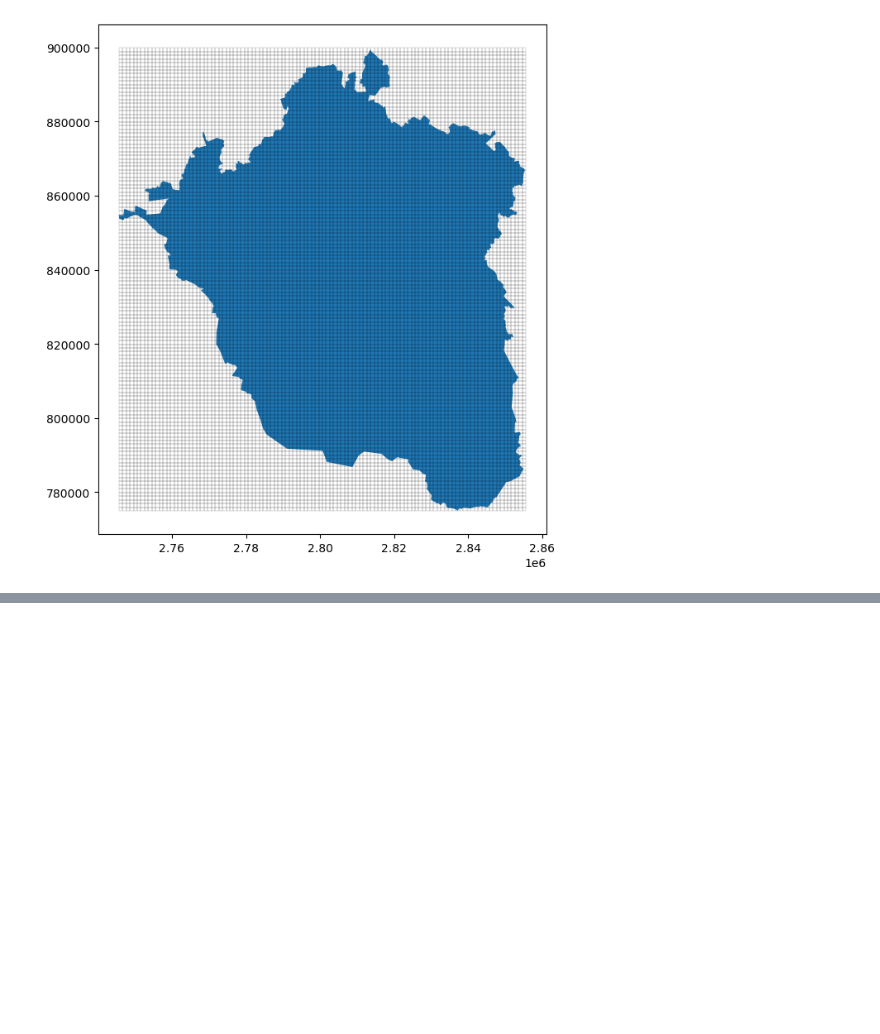
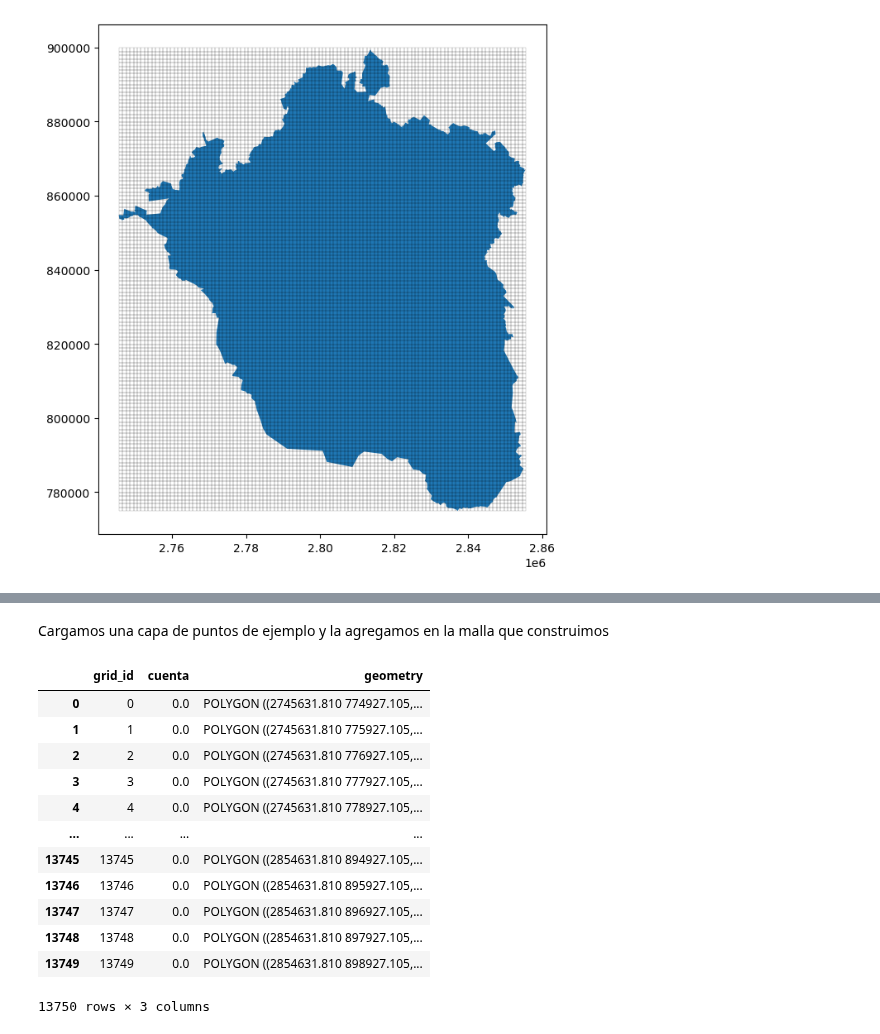
Before and after one commit to CentroGeo/pyLandUseMX, a Jupyter notebook: 01_mallas.ipynb, the cells around one changed output, grey strips where cells are left out. Saved outputs shown, nothing was run; the diff lists cells and outputs as text; code cells hidden in the pictures; blank space fills up the shorter version.

```diff
--- a/01_mallas.ipynb
+++ b/01_mallas.ipynb
@@ -65,0 +92,20 @@ malla.boundary.plot(ax=ax, edgecolor="black", linewidth=0.1)
+# %% [markdown]
+Cargamos una capa de puntos de ejemplo y la agregamos en la malla que construimos
+# %%
+puntos = gpd.read_file("datos/points_sample.zip")
+agregados = puntos_a_malla(malla, puntos)
+agregados
+# %% [output]
+|  | grid_id | cuenta | geometry |
+| 0 | 0 | 0.0 | POLYGON ((2745631.810 774927.105,... |
+| 1 | 1 | 0.0 | POLYGON ((2745631.810 775927.105,... |
+| 2 | 2 | 0.0 | POLYGON ((2745631.810 776927.105,... |
+| 3 | 3 | 0.0 | POLYGON ((2745631.810 777927.105,... |
+| 4 | 4 | 0.0 | POLYGON ((2745631.810 778927.105,... |
+| ... | ... | ... | ... |
+| 13745 | 13745 | 0.0 | POLYGON ((2854631.810 894927.105,... |
+| 13746 | 13746 | 0.0 | POLYGON ((2854631.810 895927.105,... |
+| 13747 | 13747 | 0.0 | POLYGON ((2854631.810 896927.105,... |
+| 13748 | 13748 | 0.0 | POLYGON ((2854631.810 897927.105,... |
+| 13749 | 13749 | 0.0 | POLYGON ((2854631.810 898927.105,... |
+13750 rows × 3 columns
```
Also changed, not shown: parts of 5 cells of this notebook, 4 other files.
